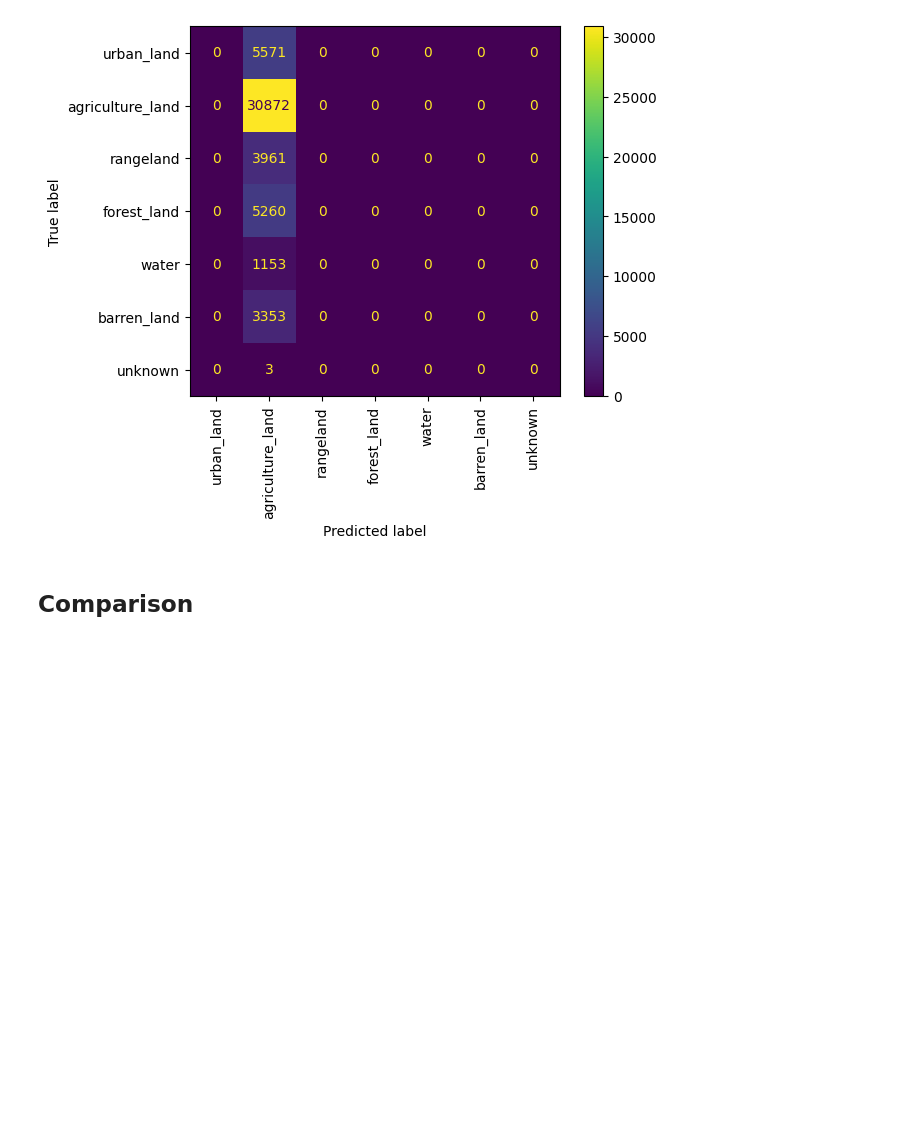
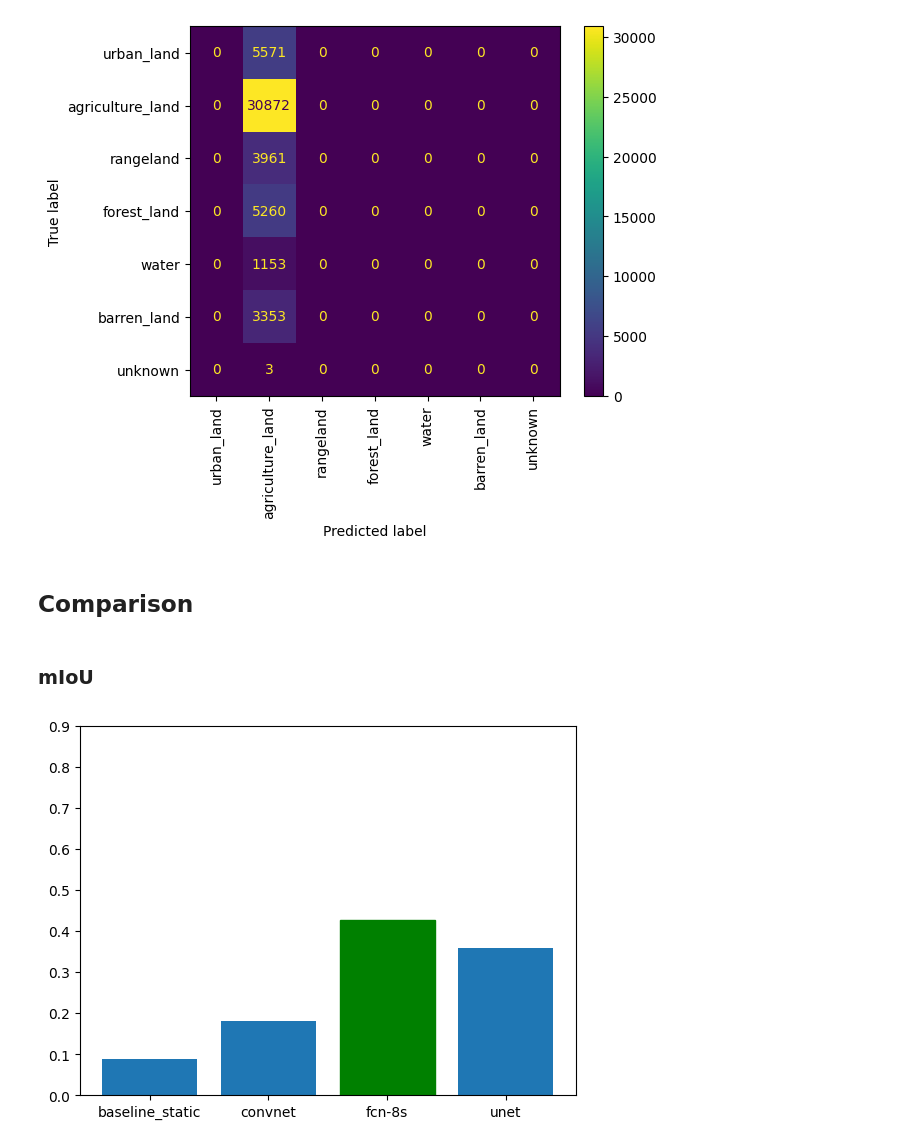
Before and after one commit to rondo-lehner/CM3070_Final_project, a Jupyter notebook: notebooks/ev_01_evaluate_models.ipynb, the cells around one changed output. Cells and saved outputs as stored; diff of their text form; code cells hidden in the pictures; blank space fills up the shorter version.

Commit message:
added charts for mIoU and prediction speed

```diff
--- a/notebooks/ev_01_evaluate_models.ipynb
+++ b/notebooks/ev_01_evaluate_models.ipynb
@@ -436,3 +436,17 @@ for n in names:
     with open(json_file) as f:
         data = json.load(f)
         results[n] = data
+# %% [markdown]
+### mIoU
+# %%
+mIoU = [float(results[n]['mIoU']) for n in names]
+
+fig, ax = plt.subplots()
+
+ax.bar(names, mIoU)
+ax.get_children()[np.argmax(mIoU)].set_color('g')
+ax.set_ylim(0, None)
+ax.set_yticks(np.arange(0, 1, 0.1))
+plt.show()
+# %% [output]
+[figure, added]
```
Also changed, not shown: parts of 3 cells of this notebook.
